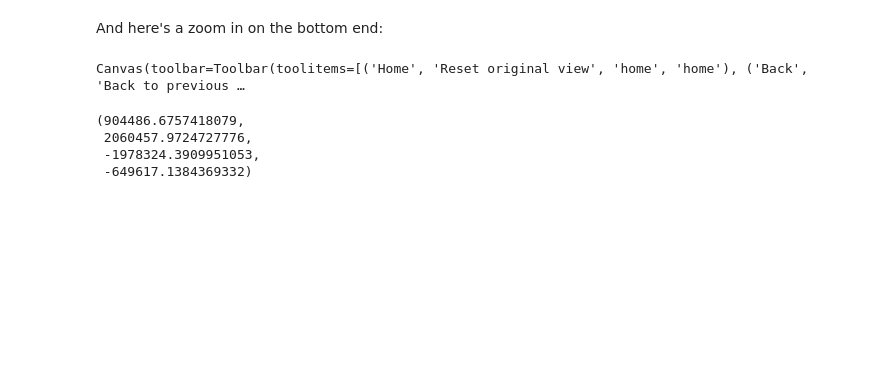
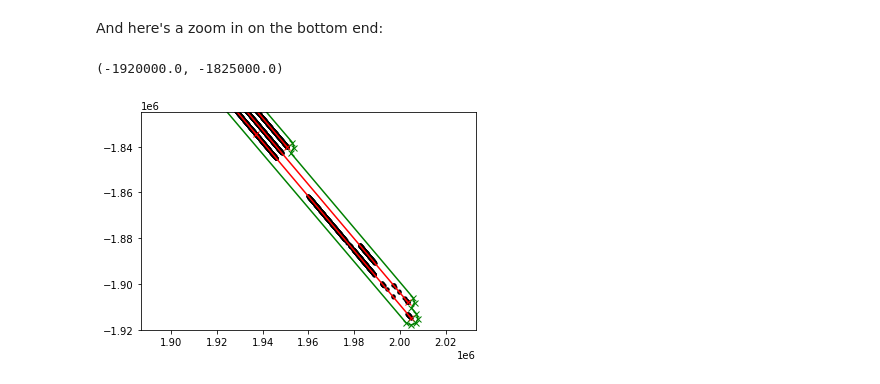
Before and after one commit to suzanne64/ATL11, a Jupyter notebook: notebooks/view_iso_polys.ipynb, the cells around one changed output. Cells and saved outputs as stored; diff of their text form; code cells hidden in the pictures; blank space fills up the shorter version.

```diff
--- a/notebooks/view_iso_polys.ipynb
+++ b/notebooks/view_iso_polys.ipynb
@@ -116,14 +118,14 @@ And here's a zoom in on the bottom end:
 # %%
 plt.figure();
 for xy in xy_11:
     plt.plot(xy[:,0], xy[:,1],'k.')
 for line in all_lines:
     plt.plot(line.xy[0], line.xy[1], 'r', marker='x')
 plt.plot(common_buffer.exterior.coords.xy[0], common_buffer.exterior.coords.xy[1],'g',marker='x')
 plt.axis('equal')
+
+plt.gca().set_xlim([1.9e6, 2.02e6])
+plt.gca().set_ylim([-1.92e6, -1.825e6])
 # %% [output]
-Canvas(toolbar=Toolbar(toolitems=[('Home', 'Reset original view', 'home', 'home'), ('Back', 'Back to previous …
+(-1920000.0, -1825000.0)
-(904486.6757418079,
- 2060457.9724727776,
- -1978324.3909951053,
- -649617.1384369332)
+[figure, added]
```
Also changed, not shown: parts of 5 cells of this notebook.
